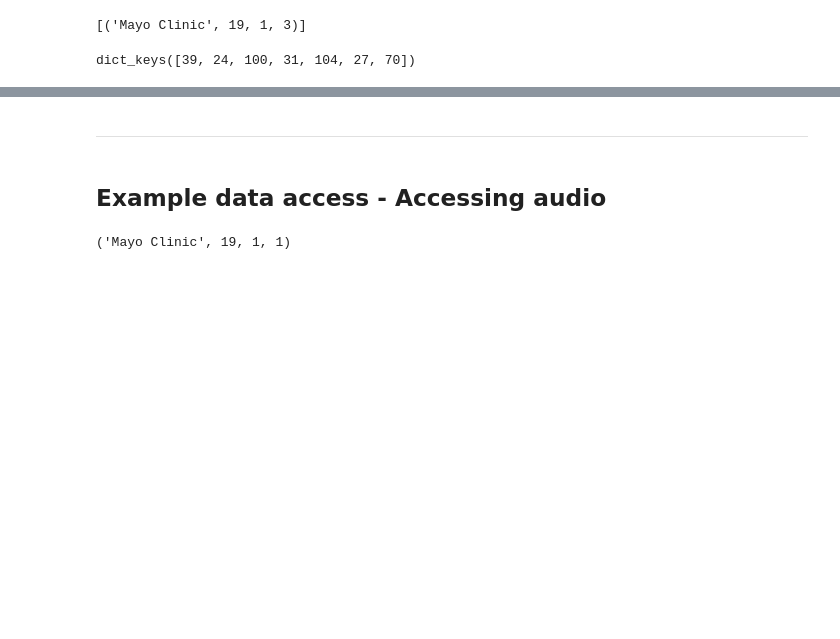
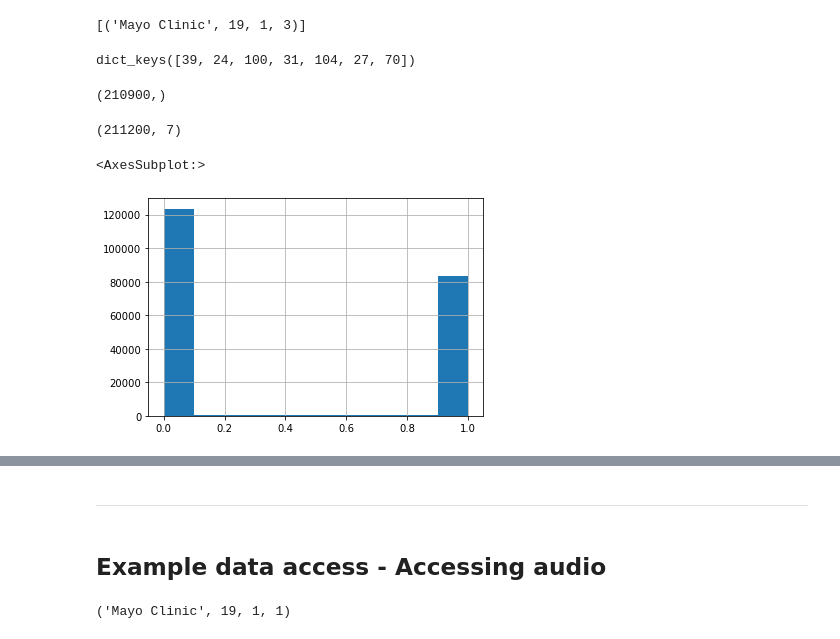
Before and after one commit to Morgan243/ECOGSpeech, a Jupyter notebook: notebooks/Northwestern Example.ipynb, the cells around one changed output, grey strips where cells are left out. Saved outputs shown, nothing was run; the diff lists cells and outputs as text; code cells hidden in the pictures; blank space fills up the shorter version.

```diff
--- a/notebooks/Northwestern Example.ipynb
+++ b/notebooks/Northwestern Example.ipynb
@@ -380,3 +385,16 @@ for wrd_id, (wrd_ix, sil_ix)  in t_indices_s.items():
     neg_plt_dfs.append(s)
 
 plt_label_df = pd.concat(plt_dfs, axis=1)
+# %%
+all_ecog_pred_s.shape
+# %% [output]
+(210900,)
+# %%
+plt_label_df.shape
+# %% [output]
+(211200, 7)
+# %%
+all_ecog_pred_s.hist()
+# %% [output]
+<AxesSubplot:>
+[figure, added]
```
Also changed, not shown: parts of 18 cells of this notebook.
